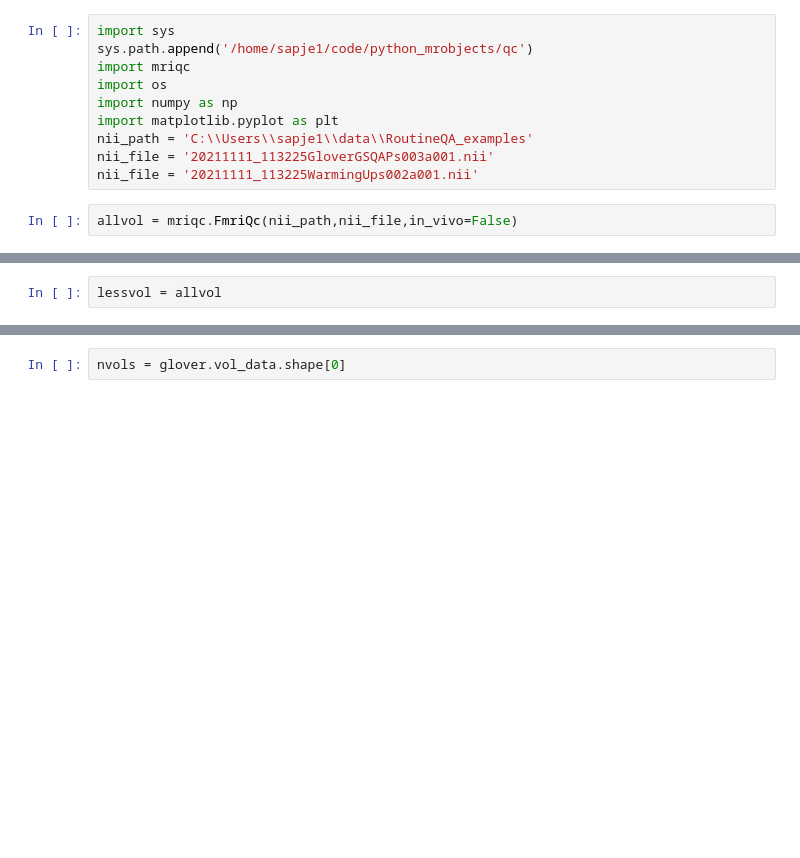
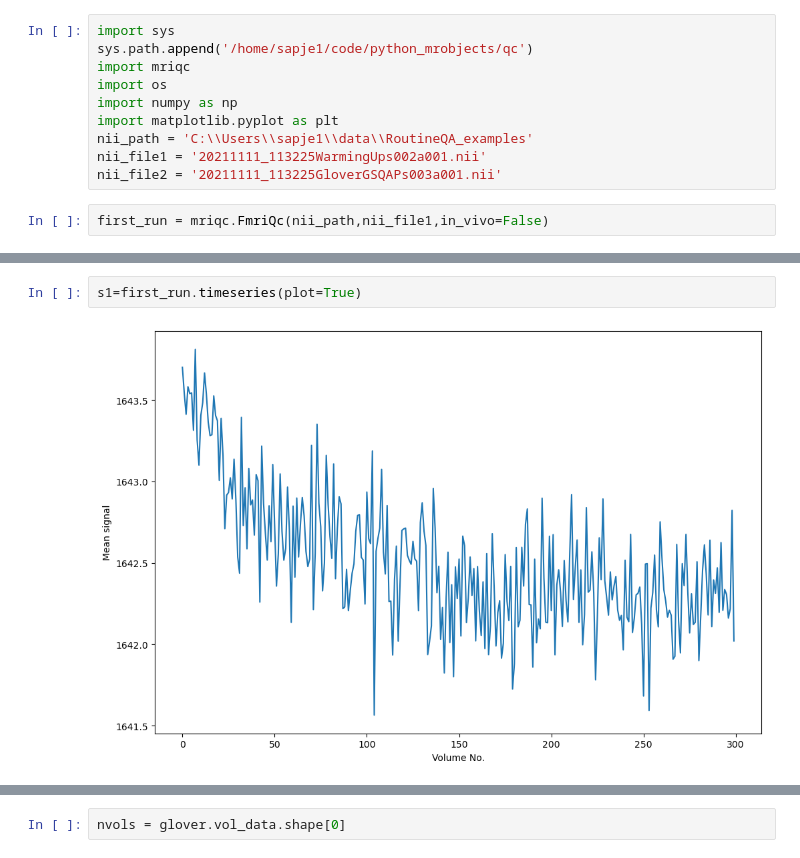
Before and after one commit to cjohnevans/MriQc, a Jupyter notebook: qc/fmriqc_snr_by_vol_check.ipynb, the cells around one changed output, grey strips where cells are left out. Saved outputs shown, nothing was run; the diff lists cells and outputs as text; blank space fills up the shorter version.

```diff
--- a/qc/fmriqc_snr_by_vol_check.ipynb
+++ b/qc/fmriqc_snr_by_vol_check.ipynb
@@ -6,8 +6,8 @@ import os
 import numpy as np
 import matplotlib.pyplot as plt
 nii_path = 'C:\\Users\\sapje1\\data\\RoutineQA_examples'
-nii_file = '20211111_113225GloverGSQAPs003a001.nii'
-nii_file = '20211111_113225WarmingUps002a001.nii'
+nii_file1 = '20211111_113225WarmingUps002a001.nii'
+nii_file2 = '20211111_113225GloverGSQAPs003a001.nii'
 # %%
-allvol = mriqc.FmriQc(nii_path,nii_file,in_vivo=False)
+first_run = mriqc.FmriQc(nii_path,nii_file1,in_vivo=False)
 # %%
@@ -15,6 +15,8 @@ allvol.calc_sfnr()
 # %% [output]
 496.15895342078335
 496.15895342078335
-# %%
-lessvol = allvol
+# %%
+s1=first_run.timeseries(plot=True)
+# %% [output]
+[figure, added]
 # %%
```
Also changed, not shown: parts of 18 cells of this notebook, 1 other file.
